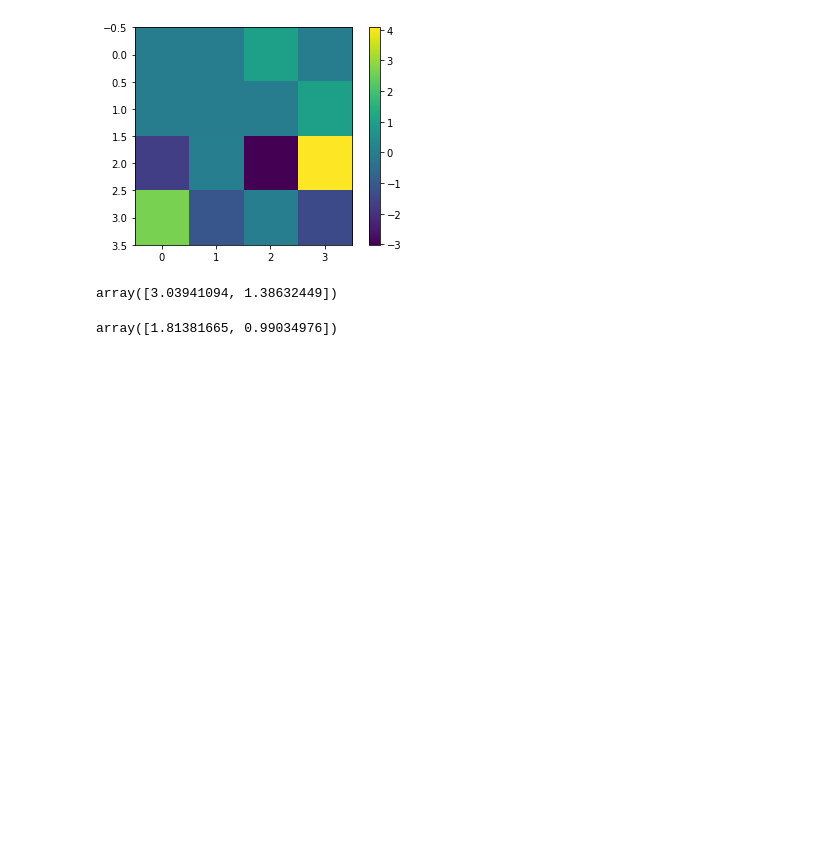
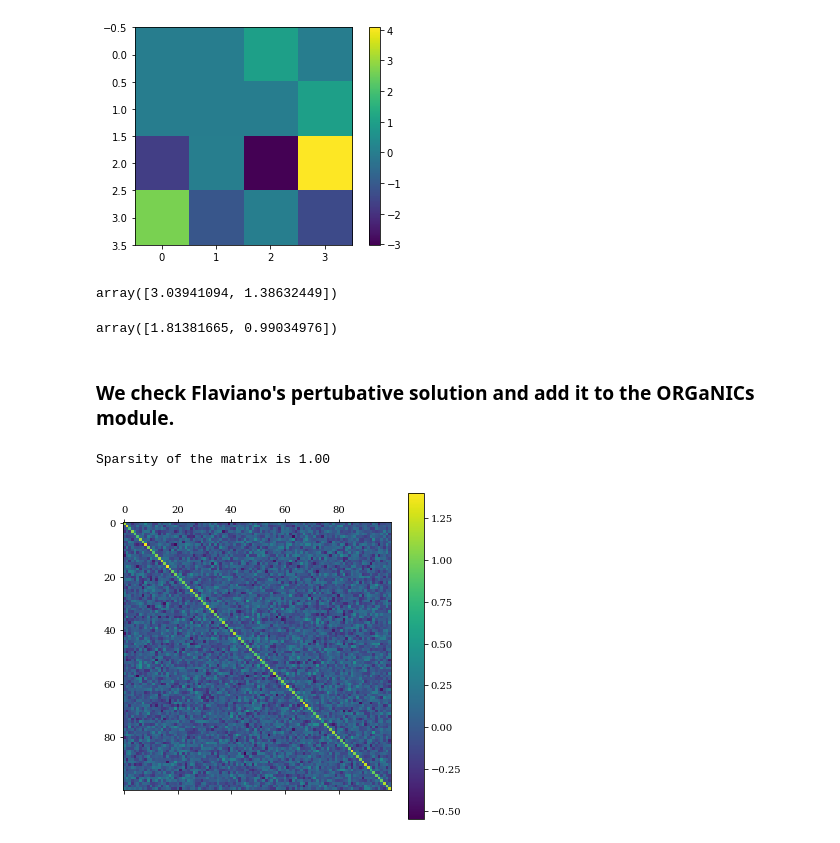
Before and after one commit to shivangrawat/perturbed_organics, a Jupyter notebook: examples/test.ipynb, the cells around one changed output. Saved outputs shown, nothing was run; the diff lists cells and outputs as text; code cells hidden in the pictures; blank space fills up the shorter version.

```diff
--- a/examples/test.ipynb
+++ b/examples/test.ipynb
@@ -72,3 +72,5 @@ array([3.03941094, 1.38632449])
 np.linalg.eigvals(K)
 # %% [output]
 array([1.81381665, 0.99034976])
+# %% [markdown]
+### We check Flaviano's pertubative solution and add it to the ORGaNICs module.
@@ -74,0 +117,34 @@ array([1.81381665, 0.99034976])
+# %%
+def sample_sparse_matrix(N, c, delta, mu):
+    mask = torch.bernoulli(torch.full((N, N), c / N)).triu()
+    values = torch.normal(mu, delta, (N, N))
+    upper_triangular = values * mask
+    #symmetric_matrix = upper_triangular + upper_triangular.T - torch.diag(torch.diag(upper_triangular))
+    symmetric_matrix = torch.bernoulli(torch.full((N, N), c / N))*torch.normal(mu, delta, (N, N))
+    return symmetric_matrix
+# %%
+mu = 0.0
+c = 1.0 * N # sparsity
+delta = 0.15
+
+Wyy = torch.eye(N) + sample_sparse_matrix(N, c, delta, mu)
+# count the number of non-zero elements
+non_zero = torch.sum(Wyy != 0)
+
+print(f'Sparsity of the matrix is {non_zero / N**2:.2f}')
+
+# make the input drive to be ones
+gamma = 0.9
+z = torch.ones(N)
+# make z to be norm gamma
+z = z / torch.norm(z) * gamma
+# %% [output]
+Sparsity of the matrix is 1.00
+# %%
+# imshow the matrix
+fig, ax = plt.subplots(1, 1, figsize=(6, 6))
+cax = ax.matshow(Wyy, cmap=cmap)
+fig.colorbar(cax)
+plt.show()
+# %% [output]
+[figure, added]
```
Also changed, not shown: parts of 4 cells of this notebook, 7 other files.
